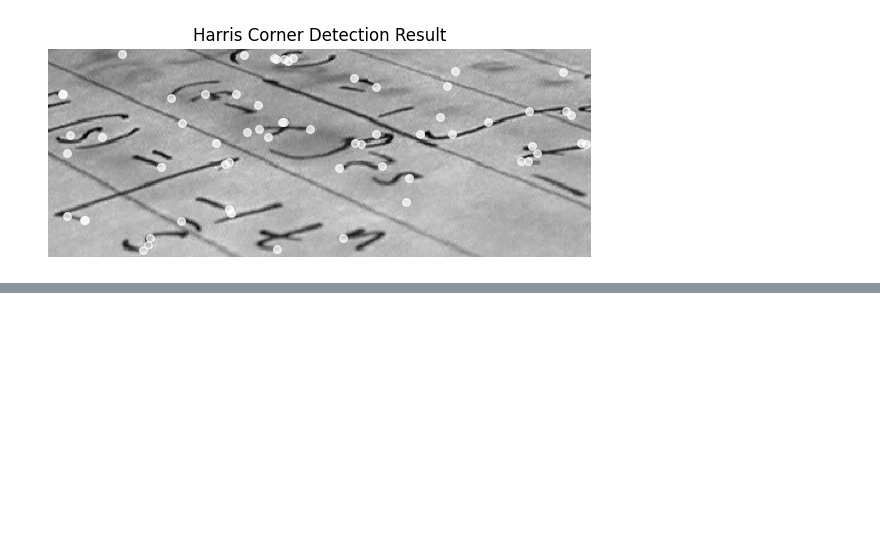
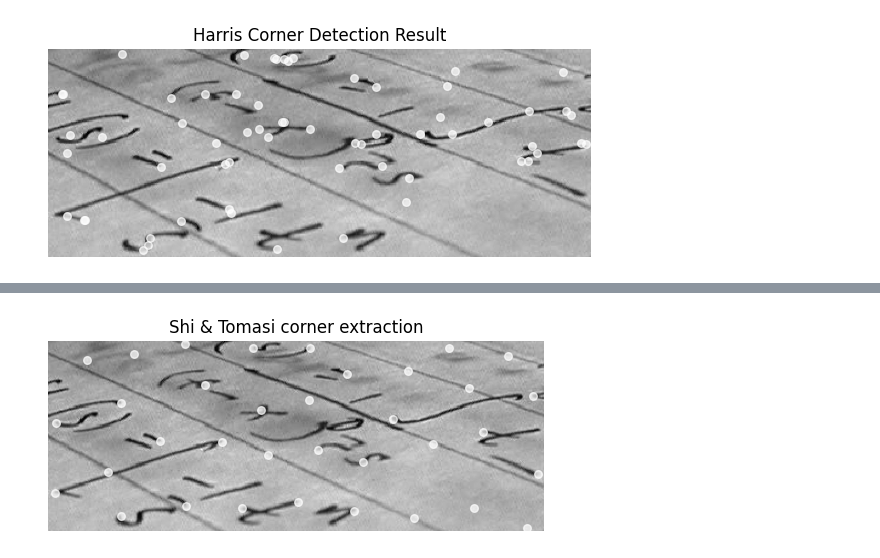
Before and after one commit to zave7/computer-vision, a Jupyter notebook: opencv/feature-extraction.ipynb, the cells around one changed output, grey strips where cells are left out. Saved outputs shown, nothing was run; the diff lists cells and outputs as text; code cells hidden in the pictures; blank space fills up the shorter version.

Commit message:
feature extraction - Shi & Tomasi corner

```diff
--- a/opencv/feature-extraction.ipynb
+++ b/opencv/feature-extraction.ipynb
@@ -105,0 +111,11 @@ plt.show()
+# %%
+corners = cv2.goodFeaturesToTrack(img, 100, 0.001, 40)
+corners = np.intp(corners)
+
+plt.title("Shi & Tomasi corner extraction")
+plt.imshow(img, cmap="gray")
+plt.scatter(corners[:, 0, 0], corners[:, 0, 1], s=30, c="w", alpha=0.7)
+plt.axis("off")
+plt.show()
+# %% [output]
+[figure, added]
```
Also changed, not shown: parts of 1 cell of this notebook.
